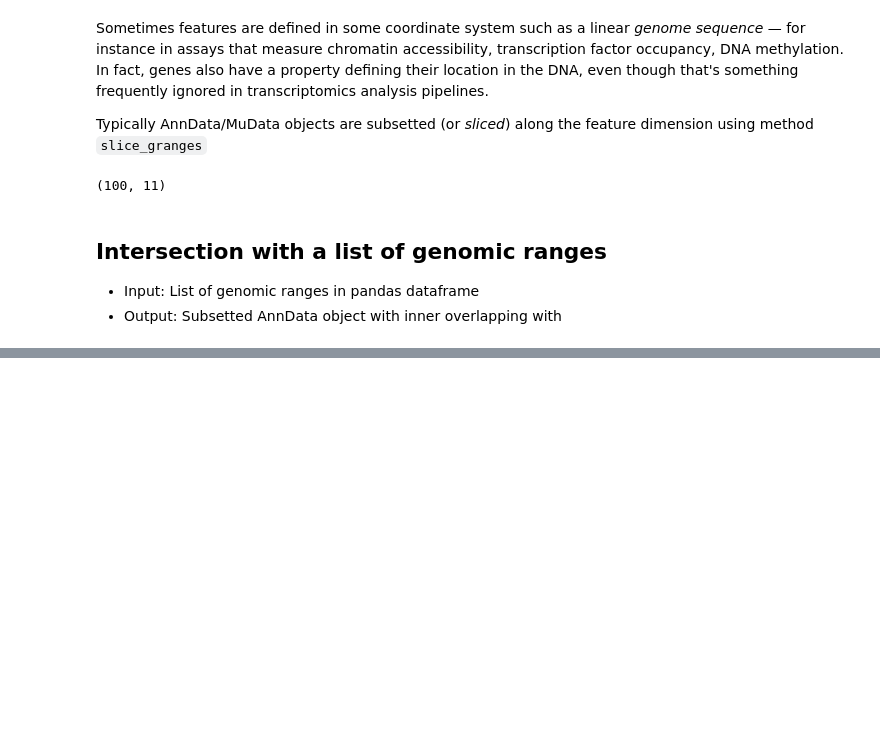
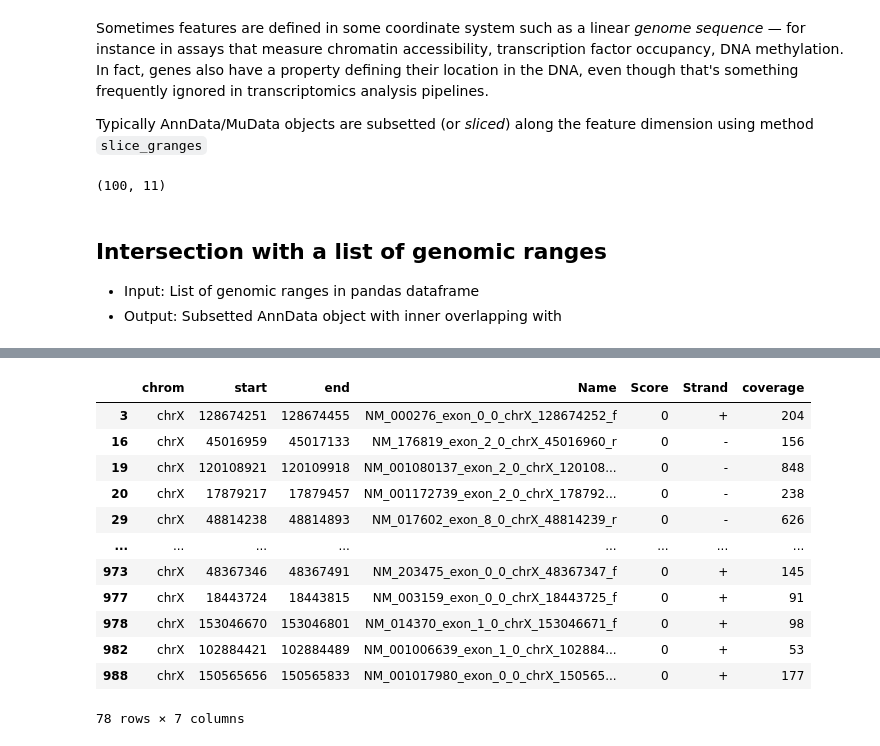
Before and after one commit to schlesnerlab/anndata-ranges, a Jupyter notebook: codebase/bioframe_ranges.ipynb, the cells around one changed output, grey strips where cells are left out. Saved outputs shown, nothing was run; the diff lists cells and outputs as text; code cells hidden in the pictures; blank space fills up the shorter version.

```diff
--- a/codebase/bioframe_ranges.ipynb
+++ b/codebase/bioframe_ranges.ipynb
@@ -81,0 +98,16 @@ adata.slice_granges('chrX', 1, 1500000).shape
+# %%
+bf.coverage(exons, gr)[bf.coverage(exons, gr).coverage>0]
+# %% [output]
+|  | chrom | start | end | Name | Score | Strand | coverage |
+| 3 | chrX | 128674251 | 128674455 | NM_000276_exon_0_0_chrX_128674252_f | 0 | + | 204 |
+| 16 | chrX | 45016959 | 45017133 | NM_176819_exon_2_0_chrX_45016960_r | 0 | - | 156 |
+| 19 | chrX | 120108921 | 120109918 | NM_001080137_exon_2_0_chrX_120108... | 0 | - | 848 |
+| 20 | chrX | 17879217 | 17879457 | NM_001172739_exon_2_0_chrX_178792... | 0 | - | 238 |
+| 29 | chrX | 48814238 | 48814893 | NM_017602_exon_8_0_chrX_48814239_r | 0 | - | 626 |
+| ... | ... | ... | ... | ... | ... | ... | ... |
+| 973 | chrX | 48367346 | 48367491 | NM_203475_exon_0_0_chrX_48367347_f | 0 | + | 145 |
+| 977 | chrX | 18443724 | 18443815 | NM_003159_exon_0_0_chrX_18443725_f | 0 | + | 91 |
+| 978 | chrX | 153046670 | 153046801 | NM_014370_exon_1_0_chrX_153046671_f | 0 | + | 98 |
+| 982 | chrX | 102884421 | 102884489 | NM_001006639_exon_1_0_chrX_102884... | 0 | + | 53 |
+| 988 | chrX | 150565656 | 150565833 | NM_001017980_exon_0_0_chrX_150565... | 0 | + | 177 |
+78 rows × 7 columns
```
Also changed, not shown: parts of 8 cells of this notebook.
